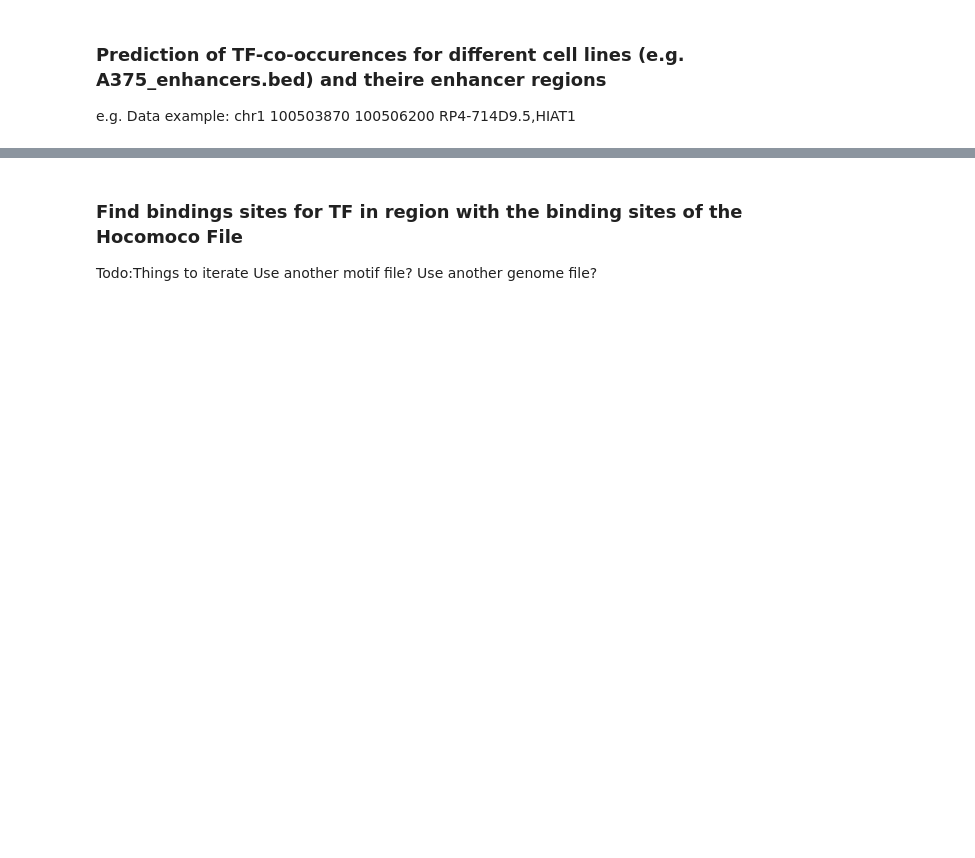
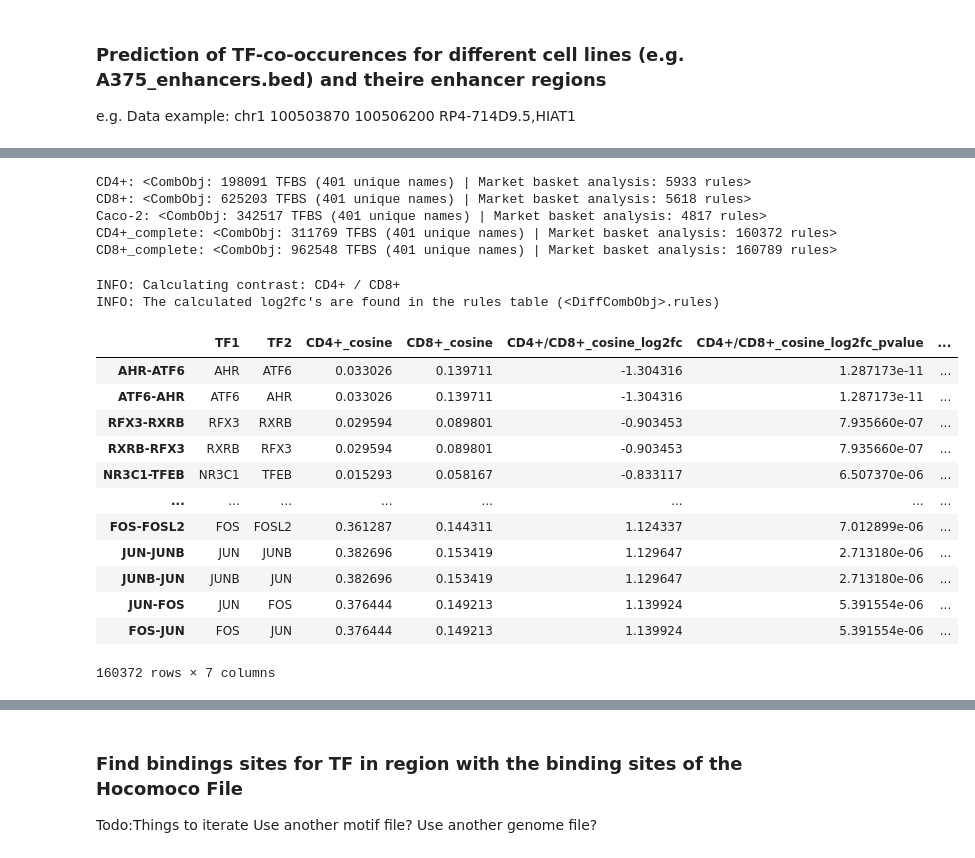
Before and after one commit to loosolab/Datenanalyse-2021, a Jupyter notebook: wp6/analyse/ok_enhancer_analyses.ipynb, the cells around one changed output, grey strips where cells are left out. Drawn from its saved outputs; the diff is of its cells as text; code cells hidden in the pictures; blank space fills up the shorter version.

```diff
--- a/wp6/analyse/ok_enhancer_analyses.ipynb
+++ b/wp6/analyse/ok_enhancer_analyses.ipynb
@@ -80,0 +116,34 @@ NHLF_enhancers
+# %%
+print(f"CD4+: {A}")
+print(f"CD8+: {B}")
+print(f"Caco-2: {C}")
+
+print(f"CD4+_complete: {A_c}")
+print(f"CD8+_complete: {B_c}")
+# %% [output]
+CD4+: <CombObj: 198091 TFBS (401 unique names) | Market basket analysis: 5933 rules>
+CD8+: <CombObj: 625203 TFBS (401 unique names) | Market basket analysis: 5618 rules>
+Caco-2: <CombObj: 342517 TFBS (401 unique names) | Market basket analysis: 4817 rules>
+CD4+_complete: <CombObj: 311769 TFBS (401 unique names) | Market basket analysis: 160372 rules>
+CD8+_complete: <CombObj: 962548 TFBS (401 unique names) | Market basket analysis: 160789 rules>
+# %%
+compare_obj = A_c.compare(B_c)
+# %% [output]
+INFO: Calculating contrast: CD4+ / CD8+
+INFO: The calculated log2fc's are found in the rules table (<DiffCombObj>.rules)
+# %%
+compare_obj.rules
+# %% [output]
+|  | TF1 | TF2 | CD4+_cosine | CD8+_cosine | CD4+/CD8+_cosine_log2fc | CD4+/CD8+_cosine_log2fc_pvalue | ... |
+| AHR-ATF6 | AHR | ATF6 | 0.033026 | 0.139711 | -1.304316 | 1.287173e-11 | ... |
+| ATF6-AHR | ATF6 | AHR | 0.033026 | 0.139711 | -1.304316 | 1.287173e-11 | ... |
+| RFX3-RXRB | RFX3 | RXRB | 0.029594 | 0.089801 | -0.903453 | 7.935660e-07 | ... |
+| RXRB-RFX3 | RXRB | RFX3 | 0.029594 | 0.089801 | -0.903453 | 7.935660e-07 | ... |
+| NR3C1-TFEB | NR3C1 | TFEB | 0.015293 | 0.058167 | -0.833117 | 6.507370e-06 | ... |
+| ... | ... | ... | ... | ... | ... | ... | ... |
+| FOS-FOSL2 | FOS | FOSL2 | 0.361287 | 0.144311 | 1.124337 | 7.012899e-06 | ... |
+| JUN-JUNB | JUN | JUNB | 0.382696 | 0.153419 | 1.129647 | 2.713180e-06 | ... |
+| JUNB-JUN | JUNB | JUN | 0.382696 | 0.153419 | 1.129647 | 2.713180e-06 | ... |
+| JUN-FOS | JUN | FOS | 0.376444 | 0.149213 | 1.139924 | 5.391554e-06 | ... |
+| FOS-JUN | FOS | JUN | 0.376444 | 0.149213 | 1.139924 | 5.391554e-06 | ... |
+160372 rows × 7 columns
```
Also changed, not shown: parts of 17 cells of this notebook.
